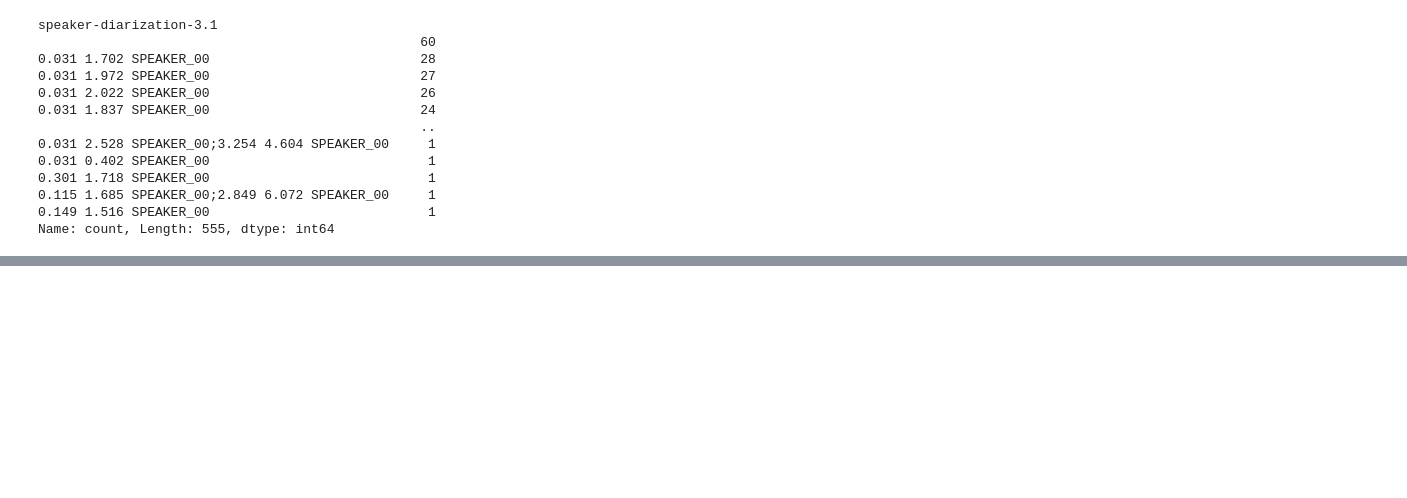
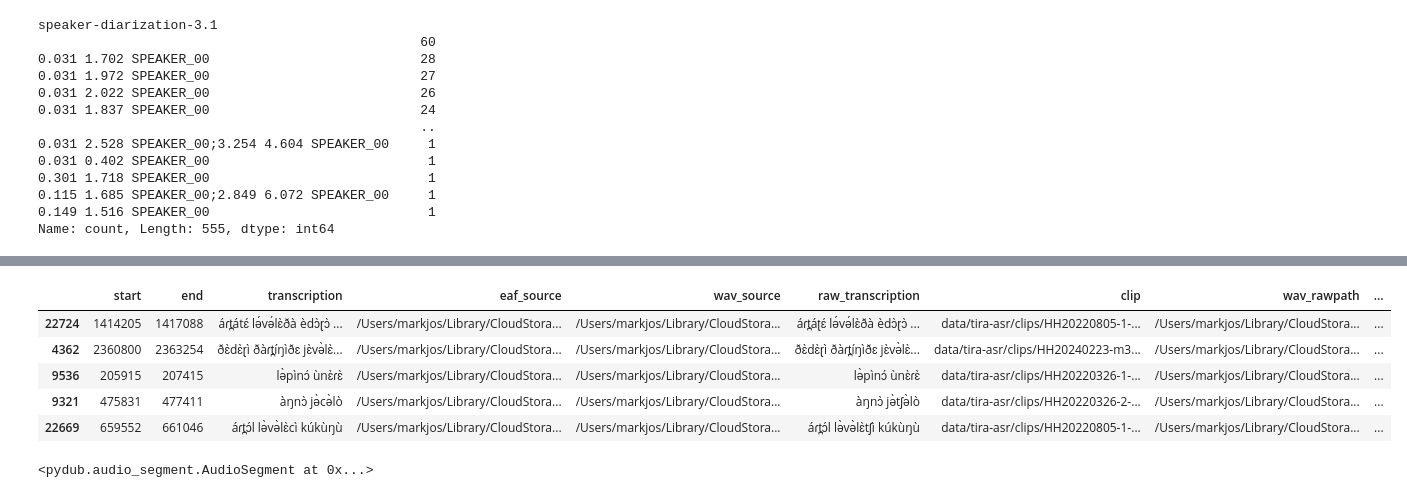
Before and after one commit to markjosims/malachor5, a Jupyter notebook: notebooks/tira_asr_dataset.ipynb, the cells around one changed output, grey strips where cells are left out. Saved outputs shown, nothing was run; the diff lists cells and outputs as text; code cells hidden in the pictures; blank space fills up the shorter version.

```diff
--- a/notebooks/tira_asr_dataset.ipynb
+++ b/notebooks/tira_asr_dataset.ipynb
@@ -693,3 +694,10 @@ df.shape, vad_df.shape
 # %%
 vad_df=vad_df[in_df]
 vad_df.to_csv(vad_path, index=False)
+# %%
+# recombine with main df
+clipdata_path = '../data/tira-asr/clipdata.csv'
+vad_path = '../data/tira-asr/tira-asr-vad-out.csv'
+df = pd.read_csv(clipdata_path)
+vad_df=pd.read_csv(vad_path)
+df.head()
@@ -767,0 +784,4 @@ Name: count, Length: 555, dtype: int64
+# %%
+clap_sim_path='../data/tira-asr-hf/clap_ipa_sim.csv'
+clap_df=pd.read_csv(clap_sim_path)
+clap_df.head()
@@ -767,0 +802,6 @@ Name: count, Length: 555, dtype: int64
+# %%
+# combine w/ main df
+df=df.sort_values('clip')
+clap_df=clap_df.sort_values('path')
+df['clap_sim']=clap_df['clap_ipa_cos_sim']
+df.head()
@@ -767,0 +815,16 @@ Name: count, Length: 555, dtype: int64
+# %%
+# look at records with highest similarity
+df=df.sort_values('clap_sim', ascending=True)
+df.head()
+# %% [output]
+|  | start | end | transcription | eaf_source | wav_source | raw_transcription | clip | wav_rawpath | ... |
+| 22724 | 1414205 | 1417088 | áɾt̪átɛ́ lə́və́lɛ̀ðà èdɔ̀ɽɔ̀ ... | /Users/markjos/Library/CloudStora... | /Users/markjos/Library/CloudStora... | áɾt̪áʈɛ́ lə́və́lɛ̀ðà èdɔ̀ɽɔ̀ ... | data/tira-asr/clips/HH20220805-1-... | /Users/markjos/Library/CloudStora... | ... |
+| 4362 | 2360800 | 2363254 | ðɛ̀dɛ̀ɽì ðàɾt̪íŋìðɛ jɛ̀və̀lɛ̀... | /Users/markjos/Library/CloudStora... | /Users/markjos/Library/CloudStora... | ðɛ̀dɛ̀ɽì ðàɾt̪íŋìðɛ jɛ̀və̀lɛ̀... | data/tira-asr/clips/HH20240223-m3... | /Users/markjos/Library/CloudStora... | ... |
+| 9536 | 205915 | 207415 | lə̀pìnɔ́ ùnɛ̀ɾɛ̀ | /Users/markjos/Library/CloudStora... | /Users/markjos/Library/CloudStora... | lə̀pìnɔ́ ùnɛ̀ɾɛ̀ | data/tira-asr/clips/HH20220326-1-... | /Users/markjos/Library/CloudStora... | ... |
+| 9321 | 475831 | 477411 | àŋnɔ̀ jə̀cə̀lò | /Users/markjos/Library/CloudStora... | /Users/markjos/Library/CloudStora... | àŋnɔ̀ jə̀tʃə̀lò | data/tira-asr/clips/HH20220326-2-... | /Users/markjos/Library/CloudStora... | ... |
+| 22669 | 659552 | 661046 | áɾt̪ɔ́l lə̀və̀lɛ̀cì kúkùŋù | /Users/markjos/Library/CloudStora... | /Users/markjos/Library/CloudStora... | áɾt̪ɔ́l lə̀və̀lɛ̀tʃì kúkùŋù | data/tira-asr/clips/HH20220805-1-... | /Users/markjos/Library/CloudStora... | ... |
+# %%
+audio=AudioSegment.from_wav('../'+df.iloc[10]['clip'])
+audio
+# %% [output]
+<pydub.audio_segment.AudioSegment at 0x...>
```
Also changed, not shown: parts of 7 cells of this notebook, 1 other file.
